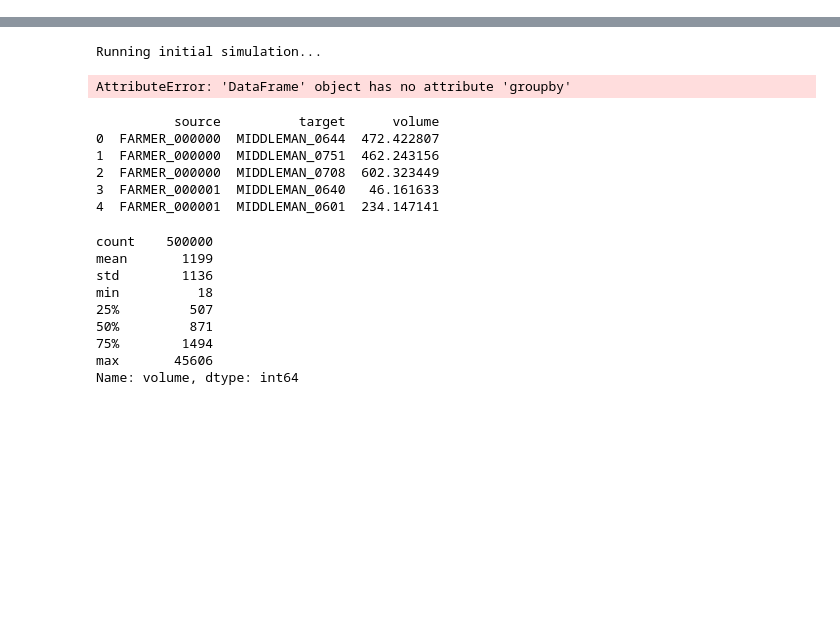
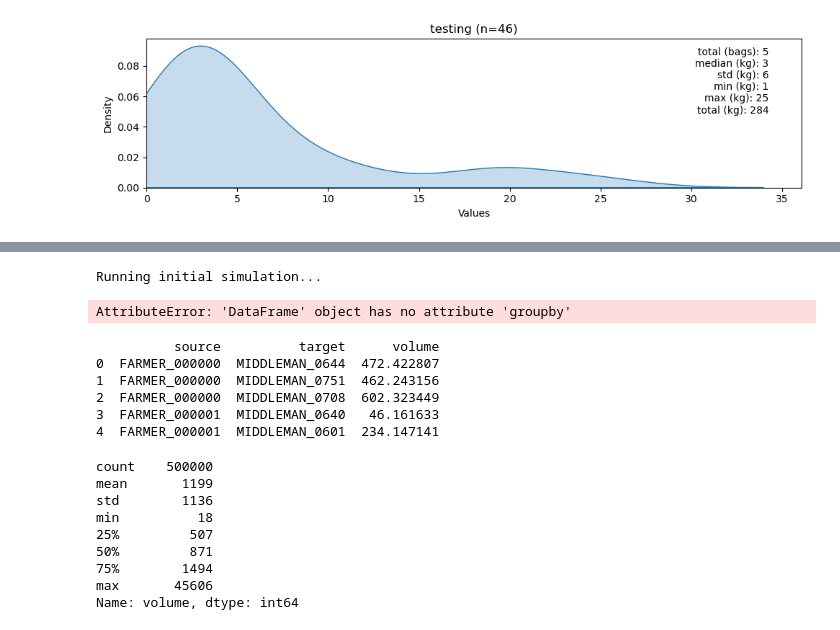
Before and after one commit to ccerv1/supply-chain-simulator, a Jupyter notebook: DashboardPrototype.ipynb, the cells around one changed output, grey strips where cells are left out. Cells and saved outputs as stored; diff of their text form; code cells hidden in the pictures; blank space fills up the shorter version.

```diff
--- a/DashboardPrototype.ipynb
+++ b/DashboardPrototype.ipynb
@@ -0,0 +152,10 @@
+# %%
+plot_kde(
+    df=df,
+    group_col='geography_id',
+    value_col='middleman_id',
+    title='testing',
+    aggfunc='nunique'
+)
+# %% [output]
+[figure, added]
```
Also changed, not shown: parts of 30 cells of this notebook, 14 other files.
